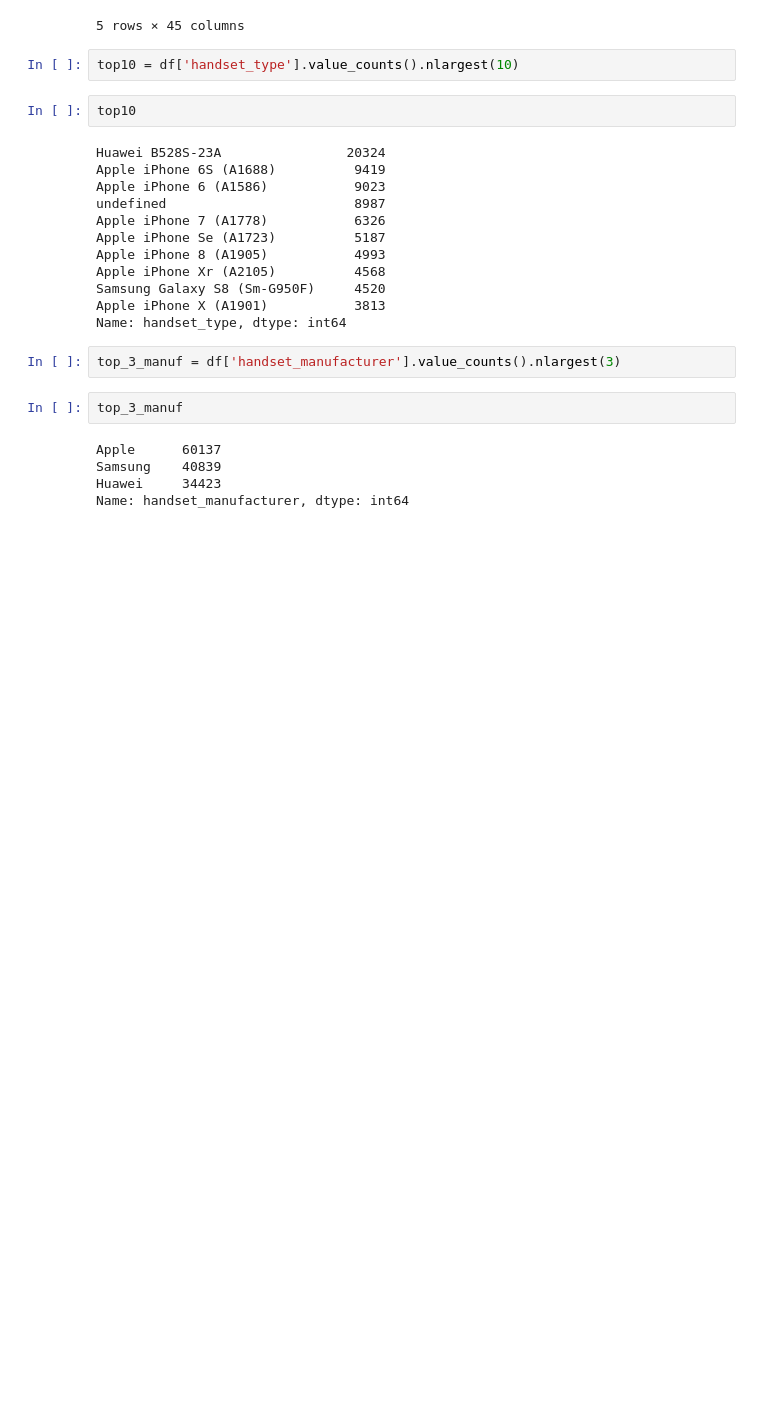
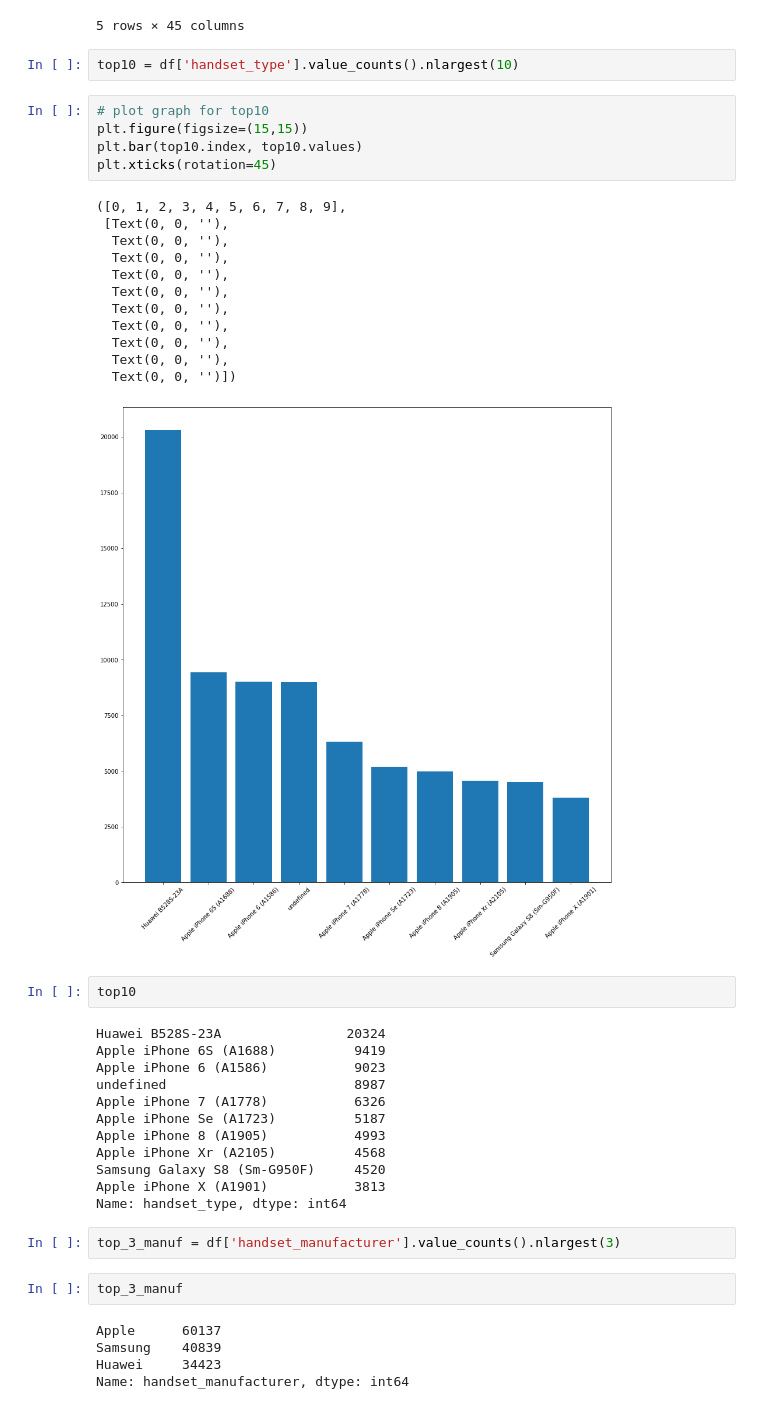
Before and after one commit to jedisam/Telecom-Data-Analysis, a Jupyter notebook: notebooks/userOverview.ipynb, the cells around one changed output. Drawn from its saved outputs; the diff is of its cells as text; blank space fills up the shorter version.

```diff
--- a/notebooks/userOverview.ipynb
+++ b/notebooks/userOverview.ipynb
@@ -618,6 +618,24 @@ df.head()
 5 rows × 45 columns
 # %%
 top10 = df['handset_type'].value_counts().nlargest(10)
+# %%
+# plot graph for top10
+plt.figure(figsize=(15,15))
+plt.bar(top10.index, top10.values)
+plt.xticks(rotation=45)
+# %% [output]
+([0, 1, 2, 3, 4, 5, 6, 7, 8, 9],
+ [Text(0, 0, ''),
+  Text(0, 0, ''),
+  Text(0, 0, ''),
+  Text(0, 0, ''),
+  Text(0, 0, ''),
+  Text(0, 0, ''),
+  Text(0, 0, ''),
+  Text(0, 0, ''),
+  Text(0, 0, ''),
+  Text(0, 0, '')])
+[figure, added]
 # %%
 top10
 # %% [output]
```
Also changed, not shown: parts of 11 cells of this notebook, 1 other file.
